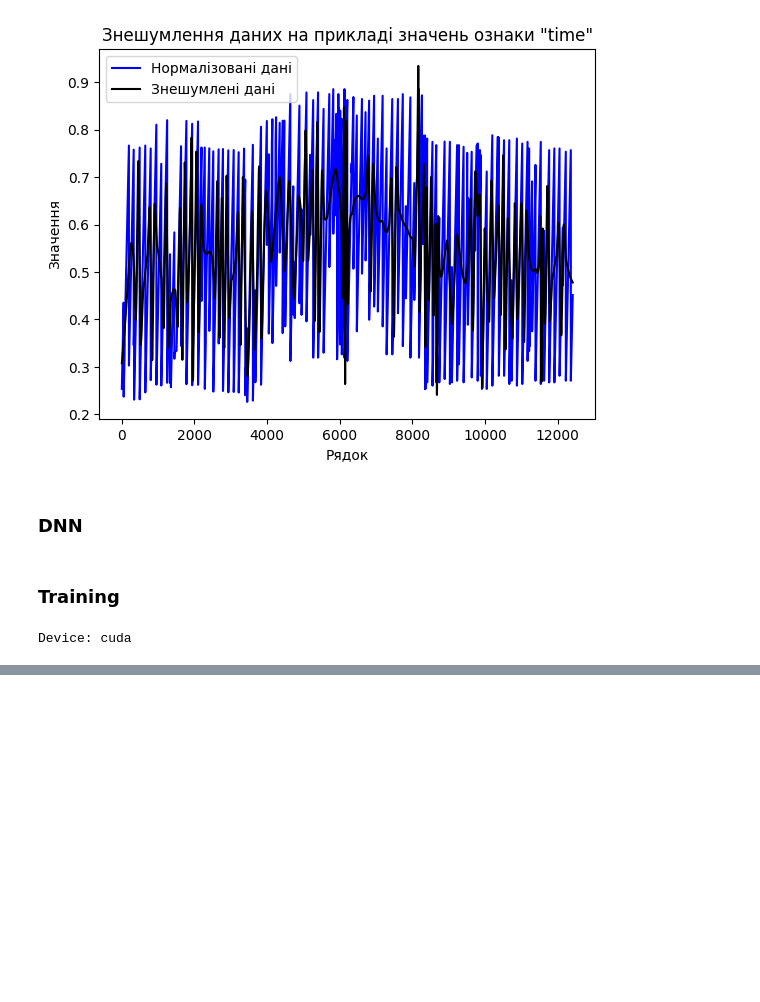
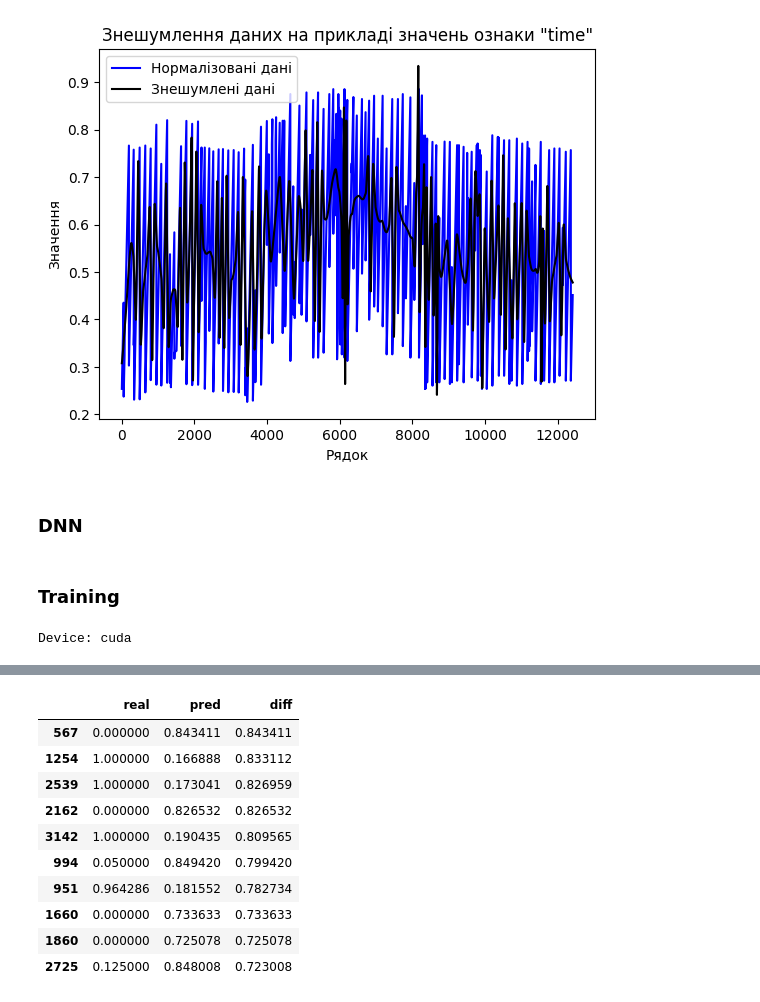
Before and after one commit to OndoriSp/Predicting-the-occupancy-of-parking-lots, a Jupyter notebook: coursework.ipynb, the cells around one changed output, grey strips where cells are left out. Drawn from its saved outputs; the diff is of its cells as text; code cells hidden in the pictures; blank space fills up the shorter version.

```diff
--- a/coursework.ipynb
+++ b/coursework.ipynb
@@ -506,0 +503,11 @@ scatter_plot_actual_vs_predicted(true_labels, predicted_labels)
+# %%
+diffs = []
+for i in range(len(true_labels)):
+    a = true_labels[i][0]
+    b = predicted_labels[i][0]
+    c = abs(a - b)
+    temp = {'real': a, 'pred': b, 'diff': abs(a - b)}
+    diffs.append(temp)
+diff_df = pd.DataFrame(diffs)
+# %%
+top_diff = diff_df.nlargest(100, 'diff')
@@ -506,0 +526,14 @@ scatter_plot_actual_vs_predicted(true_labels, predicted_labels)
+# %%
+top_diff.head(10)
+# %% [output]
+|  | real | pred | diff |
+| 567 | 0.000000 | 0.843411 | 0.843411 |
+| 1254 | 1.000000 | 0.166888 | 0.833112 |
+| 2539 | 1.000000 | 0.173041 | 0.826959 |
+| 2162 | 0.000000 | 0.826532 | 0.826532 |
+| 3142 | 1.000000 | 0.190435 | 0.809565 |
+| 994 | 0.050000 | 0.849420 | 0.799420 |
+| 951 | 0.964286 | 0.181552 | 0.782734 |
+| 1660 | 0.000000 | 0.733633 | 0.733633 |
+| 1860 | 0.000000 | 0.725078 | 0.725078 |
+| 2725 | 0.125000 | 0.848008 | 0.723008 |
```
Also changed, not shown: parts of 8 cells of this notebook.
